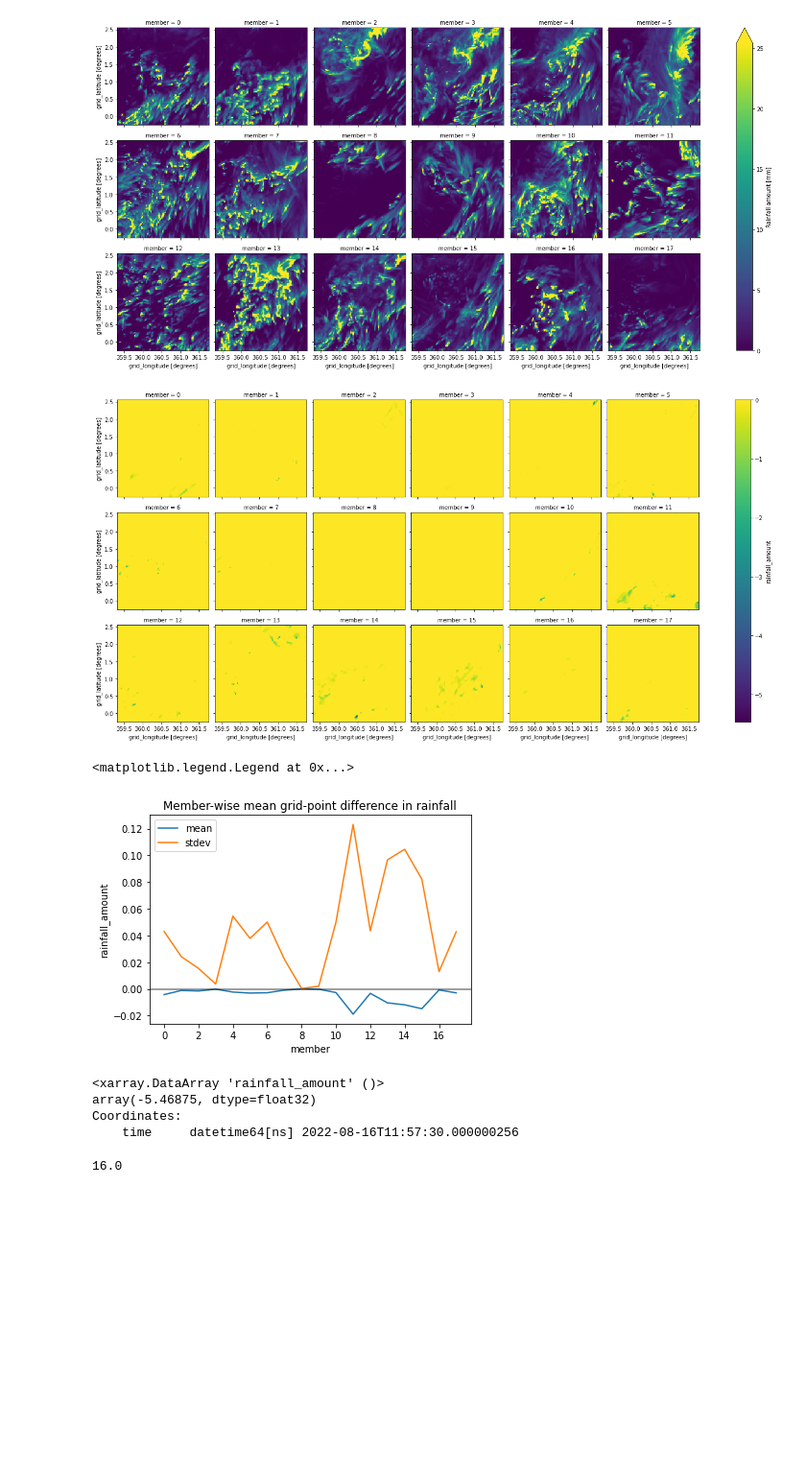
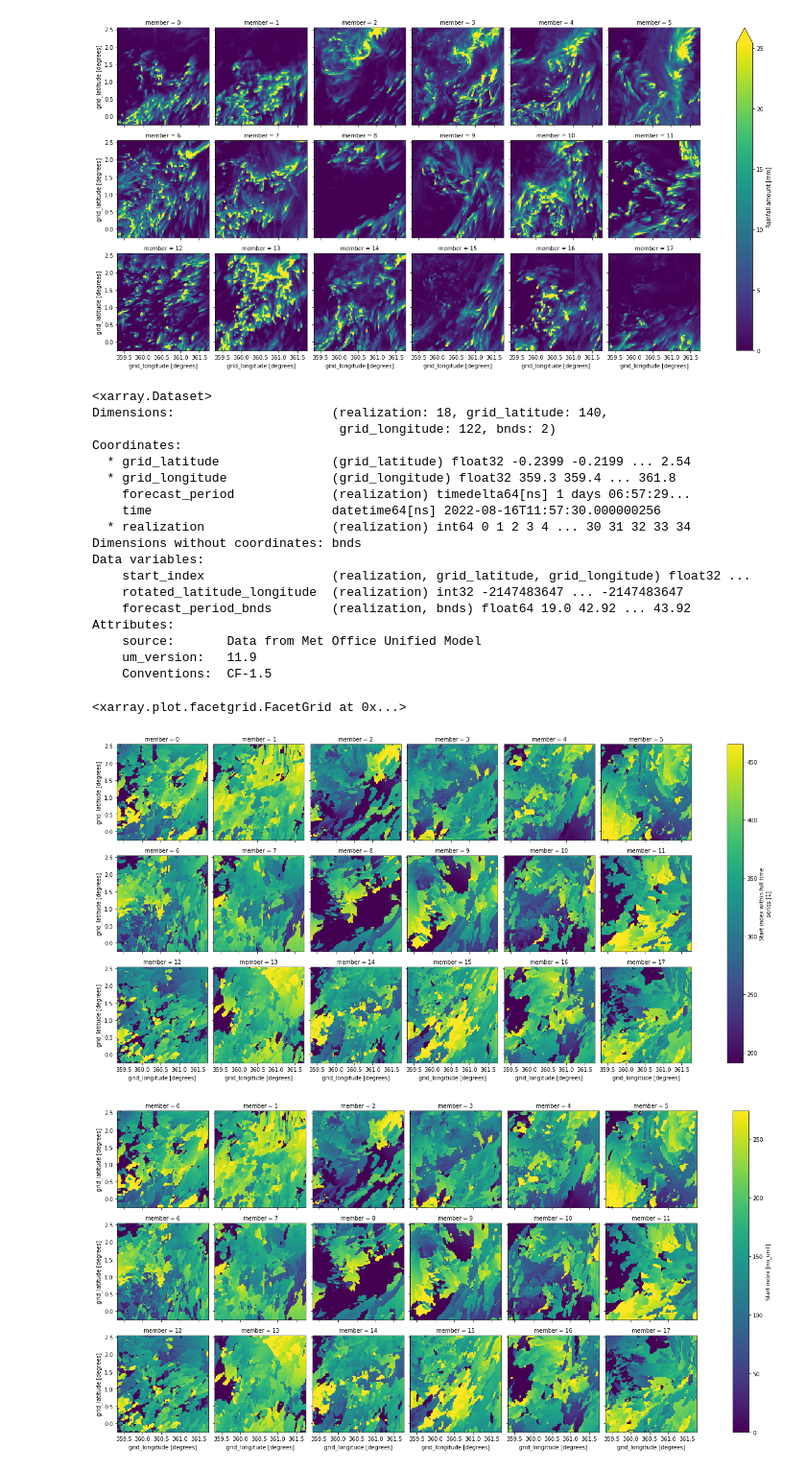
Before and after one commit to sjboeing/fast_rainfall_processing, a Jupyter notebook: fast_validation.ipynb, the cells around one changed output. Shown at 96% size. Saved outputs shown, nothing was run; the diff lists cells and outputs as text; code cells hidden in the pictures; blank space fills up the shorter version.

```diff
--- a/fast_validation.ipynb
+++ b/fast_validation.ipynb
@@ -90,32 +97,45 @@ old_mem_ds.rainfall_amount.plot(x="grid_longitude", y="grid_latitude", col="memb
 <xarray.plot.facetgrid.FacetGrid at 0x...>
 [figure]
 [figure]
-# %%
-diffs=(old_mem_ds - new_mem_ds).rainfall_amount
-diffs.plot(x="grid_longitude", y="grid_latitude", col="member", col_wrap=6)
-plt.show()
-
-diffs.mean(dim=["grid_longitude","grid_latitude"]).plot(label="mean")
-diffs.std(dim=["grid_longitude","grid_latitude"]).plot(label="stdev")
-plt.xticks(np.arange(0,18,2))
-plt.axhline(0,alpha=0.5,color="black")
-plt.title("Member-wise mean grid-point difference in rainfall")
-plt.legend()
-# %% [output]
-[figure, removed]
-<matplotlib.legend.Legend at 0x...>
-[figure, removed]
-# %%
-diffs.min()
-# %% [output]
-<xarray.DataArray 'rainfall_amount' ()>
-array(-5.46875, dtype=float32)
-Coordinates:
-    time     datetime64[ns] 2022-08-16T11:57:30.000000256
-# %%
-fcst_day = datetime.datetime.strptime("20220816", "%Y%m%d")
-fcst_stamp = datetime.datetime.strptime("2022081508", "%Y%m%d%H")
-
-(fcst_day - fcst_stamp).total_seconds()/3600
-# %% [output]
-16.0
+# %%
+new_mem_time_ds=xr.open_dataset("/home/users/bmaybee/manual_forecast_scripts/fast_rainfall_processing_files/20220816_exact_min_60_ind.nc")
+new_mem_time_ds.start_index.plot(x="grid_longitude", y="grid_latitude", col="member", col_wrap=6, robust=True)
+
+members=[]
+for file in glob.glob("/gws/nopw/j04/icasp_swf/bmaybee/processed_forecasts/202208/20220815_08/20220816_m??_exact_min_60_ind.nc"):
+    file=xr.open_dataset(file)
+    if len(file.coords) < 5:
+        file=file.expand_dims(dim={"realization":1})
+        file=file.assign_coords(realization=("realization", np.array([0])))
+
+    members.append(file)
+old_mem_time_ds=xr.concat(members,dim="realization")
+print(old_mem_time_ds)
+old_mem_time_ds=old_mem_time_ds.rename({"realization":"member"})
+old_mem_time_ds=old_mem_time_ds.assign_coords(member=("member", np.arange(0,18)))
+
+old_mem_time_ds=old_mem_time_ds.sel(grid_latitude=slice(new_mem_ds.grid_latitude.min(),new_mem_ds.grid_latitude.max()),
+                          grid_longitude=slice(new_mem_ds.grid_longitude.min(),new_mem_ds.grid_longitude.max()))
+old_mem_time_ds.start_index.plot(x="grid_longitude", y="grid_latitude", col="member", col_wrap=6, robust=True)
+# %% [output]
+<xarray.Dataset>
+Dimensions:                     (realization: 18, grid_latitude: 140,
+                                 grid_longitude: 122, bnds: 2)
+Coordinates:
+  * grid_latitude               (grid_latitude) float32 -0.2399 -0.2199 ... 2.54
+  * grid_longitude              (grid_longitude) float32 359.3 359.4 ... 361.8
+    forecast_period             (realization) timedelta64[ns] 1 days 06:57:29...
+    time                        datetime64[ns] 2022-08-16T11:57:30.000000256
+  * realization                 (realization) int64 0 1 2 3 4 ... 30 31 32 33 34
+Dimensions without coordinates: bnds
+Data variables:
+    start_index                 (realization, grid_latitude, grid_longitude) float32 ...
+    rotated_latitude_longitude  (realization) int32 -2147483647 ... -2147483647
+    forecast_period_bnds        (realization, bnds) float64 19.0 42.92 ... 43.92
+Attributes:
+    source:       Data from Met Office Unified Model
+    um_version:   11.9
+    Conventions:  CF-1.5
+<xarray.plot.facetgrid.FacetGrid at 0x...>
+[figure, added]
+[figure, added]
```
Also changed, not shown: parts of 10 cells of this notebook, 4 other files.
